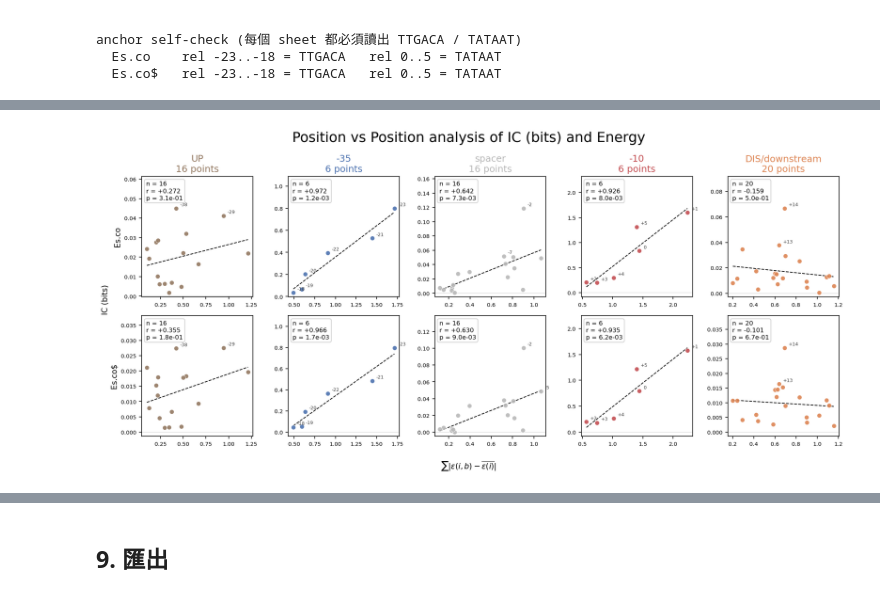
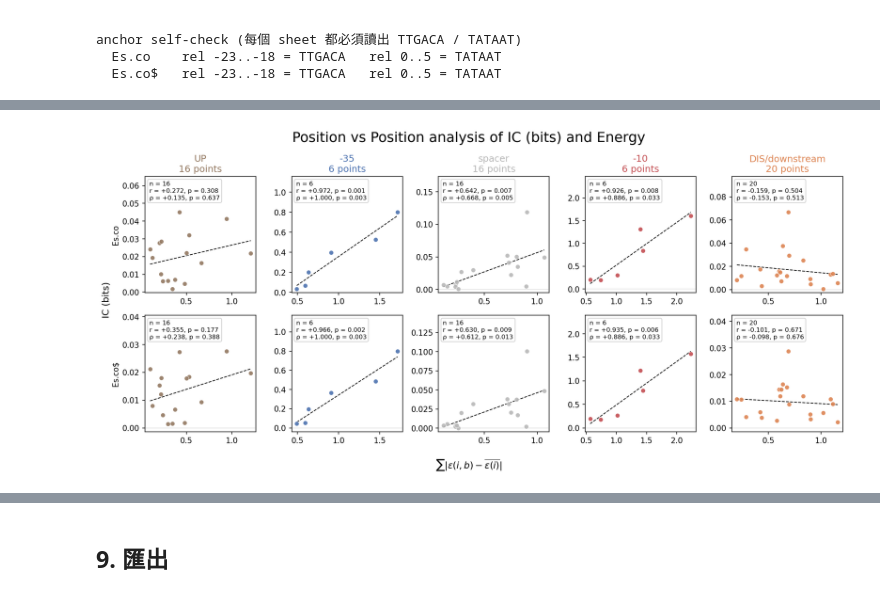
Before and after one commit to KellyLiao1023/Whole-model, a Jupyter notebook: MS2_Data_PyTorch/scripts/Model_CorePromoter_energy_vs_conservation.ipynb, the cells around one changed output, grey strips where cells are left out. Cells and saved outputs as stored; diff of their text form; code cells hidden in the pictures.

```diff
--- a/MS2_Data_PyTorch/scripts/Model_CorePromoter_energy_vs_conservation.ipynb
+++ b/MS2_Data_PyTorch/scripts/Model_CorePromoter_energy_vs_conservation.ipynb
@@ -508,6 +515,7 @@ def build_per_base(position_df, background):
                 "freq": f,
                 "letter_height": f * float(row["IC_bits"]),
                 "kl_contrib": f * np.log2(f / bg[b]) if f > 0 else 0.0,
+                "log2_enrichment": np.log2(f / bg[b]) if f > 0 else np.nan,
             })
     return pd.DataFrame(records)
 
@@ -522,6 +530,9 @@ print(per_base_df.groupby("sheet").agg(
     letter_height_max=("letter_height", "max"),
     kl_contrib_min=("kl_contrib", "min"),
     kl_contrib_max=("kl_contrib", "max"),
+    log2_enrichment_nan=("log2_enrichment", lambda s: int(s.isna().sum())),
+    log2_enrichment_min=("log2_enrichment", "min"),
+    log2_enrichment_max=("log2_enrichment", "max"),
 ).round(3))
 # %% [output]
           n  energy_centered_min  energy_centered_max  letter_height_max  \
@@ -756,11 +847,24 @@ def add_trendline(ax, x, y, color="black"):
     ax.plot(xs, slope * xs + intercept, color=color, lw=1, ls="--", zorder=1)
 
 
+def _format_p(p, threshold=0.001):
+    """把 p 值印成純小數（不用科學記號）。小於 threshold 時印 '< 0.001'，
+    因為極小的 p（例如 1e-10）用小數點展開會變成一長串 0，反而看不出資訊，
+    低於這個門檻對「顯不顯著」的判讀也沒有差異；精確值仍留在 correlations CSV 裡。"""
+    if not np.isfinite(p):
+        return "p = n/a"
+    if p < threshold:
+        return f"p < {threshold:g}"
+    return f"p = {p:.3f}"
+
+
 def _stats_box(ax, x, y):
     st = correlate(x, y)
     ax.text(
         0.04, 0.96,
-        f"n = {st['n']}\nr = {st['pearson_r']:+.3f}\np = {st['pearson_p']:.1e}",
+        f"n = {st['n']}\n"
+        f"r = {st['pearson_r']:+.3f}, {_format_p(st['pearson_p'])}\n"
+        f"ρ = {st['spearman_rho']:+.3f}, {_format_p(st['spearman_p'])}",
         transform=ax.transAxes, va="top", ha="left", fontsize=8, linespacing=1.35,
         bbox=dict(boxstyle="round,pad=0.3", fc="white", ec="0.8", alpha=0.88),
         zorder=5,
@@ -773,9 +877,10 @@ def plot_by_element(level, metric, ylabel, filename):
     xcol = "energy_absum" if level == "position" else "energy_centered"
     xlabel = (r"$\sum |ε(i,b)-\overline{ε(i)}|$"
               if level == "position" else
-              "centered model energy\n" + r"$e(i,b)-\overline{e(i,\cdot)}$")
+              r"$\sum |ε(i,b)-\overline{ε(i)}|$")
+    analysis_name = "Position vs Position" if level == "position" else "Nucleotide vs Nucleotide"
 
-    # 每個子圖的 x/y 軸都完全獨立縮放，方便看清各元件內部的結構。
+    # 每個子圖的 x/y 軸都完全獨立縮放，方便看清每個元件內部的結構。
     fig, axes = plt.subplots(
         len(SHEETS), len(ELEMENT_ORDER), figsize=(2.75 * len(ELEMENT_ORDER), 3.15 * len(SHEETS)),
         dpi=150, sharex=False, sharey=False, squeeze=False,
@@ -801,53 +906,53 @@ def plot_by_element(level, metric, ylabel, filename):
             add_trendline(ax, d[xcol], d[metric])
             _stats_box(ax, d[xcol], d[metric])
             ax.axhline(0, color="0.88", lw=0.8, zorder=0)
-            ax.tick_params(labelsize=7)
+            ax.tick_params(labelsize=10)
 
-            if level == "position":
-                # 點少的時候把所有位置標出來，點多就只標 y 最大的兩個
-                marked = d if len(d) <= 8 else d.nlargest(2, metric)
-                for _, r in marked.iterrows():
-                    rel = int(r["rel_pos"])
-                    ax.annotate("0" if rel == 0 else f"{rel:+d}", (r[xcol], r[metric]),
-                                textcoords="offset points", xytext=(5, 3), fontsize=6,
-                                color="0.25", zorder=4)
+            # if level == "position":
+            #     # 點少的時候把所有位置標出來，點多就只標 y 最大的兩個
+            #     marked = d if len(d) <= 8 else d.nlargest(2, metric)
+            #     for _, r in marked.iterrows():
+            #         rel = int(r["rel_pos"])
+            #         ax.annotate("0" if rel == 0 else f"{rel:+d}", (r[xcol], r[metric]),
+            #                     textcoords="offset points", xytext=(5, 3), fontsize=6,
+            #                     color="0.25", zorder=4)
 
             if row == 0:
                 ax.set_title(f"{element}\n{len(d)} points", fontsize=12,
                              color=ELEMENT_COLORS[element])
             # 最左欄只標 sheet 名稱；量綱由 fig.supylabel 統一標一次
             if col == 0:
                 ax.set_ylabel(sheet, fontsize=10)
 
     # 上方留白給統計框，避免蓋到資料點。軸不共用，所以每一格都要各自調。
     for row in range(len(SHEETS)):
         for col in range(len(ELEMENT_ORDER)):
             lo, hi = axes[row][col].get_ylim()
-            axes[row][col].set_ylim(lo, lo + (hi - lo) * 1.30)
+            axes[row][col].set_ylim(lo, lo + (hi - lo) * 1.38)
 
     if level == "perbase":
-        axes[0][-1].legend(frameon=False, fontsize=7, title="base", title_fontsize=7,
+        axes[0][-1].legend(frameon=False, fontsize=8, title="base", title_fontsize=8,
                            loc="upper left", bbox_to_anchor=(1.03, 1.0), borderaxespad=0)
 
     # x / y 軸標示各只出現一次
-    fig.supxlabel(xlabel, fontsize=10)
-    fig.supylabel(ylabel, fontsize=10)
+    fig.supxlabel(xlabel, fontsize=12)
+    fig.supylabel(ylabel, fontsize=12)
     fig.suptitle(
-        f"Position vs Position analysis of {ylabel} and Energy",
+        f"{analysis_name} analysis of {ylabel} and Energy",
         fontsize=18,
     )
     fig.tight_layout()
     for ext in ("svg", "png"):
         fig.savefig(FIG_DIR / f"{filename}.{ext}", bbox_inches="tight")
     plt.show()
     return fig
 
 
 # 圖 1
 plot_by_element("position", "IC_bits", "IC (bits)",
                 f"EnergyVsIC_position_byElement_Ecoli_sp{SPACER}");
 # %% [output]
-[figure, old version]
+[figure, new version]
 # %%
 # 圖 2
 plot_by_element("position", "KL_bits", "KL divergence (bits)",
```
Also changed, not shown: parts of 11 cells of this notebook.
